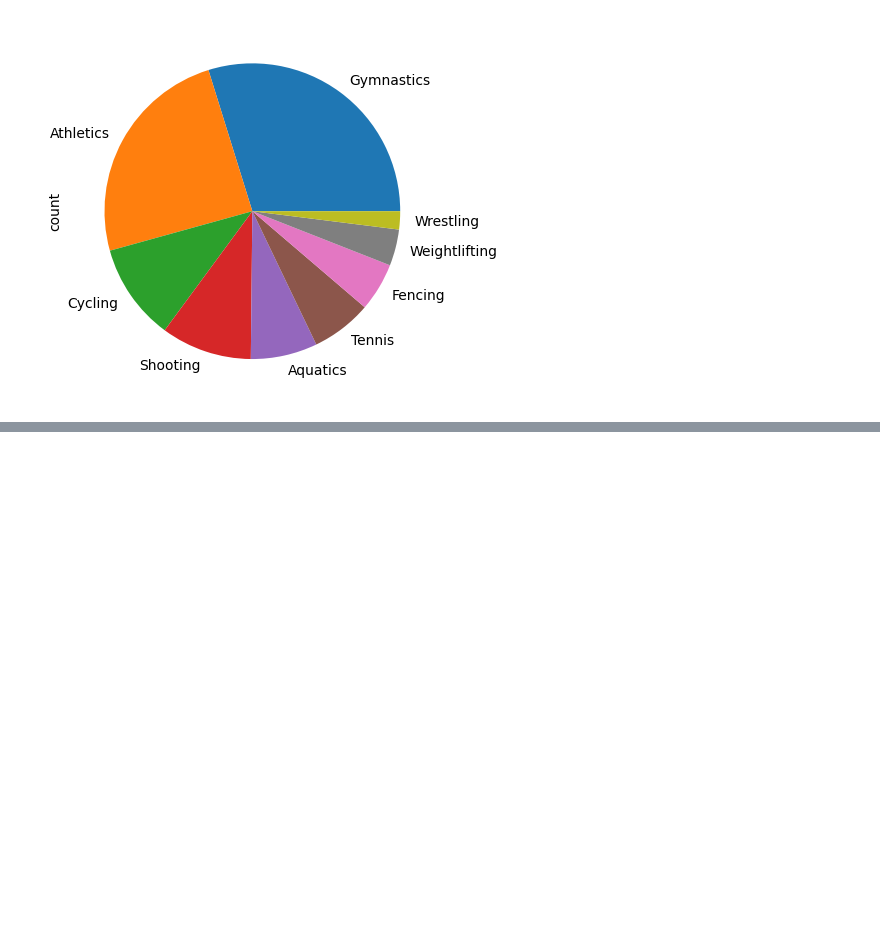
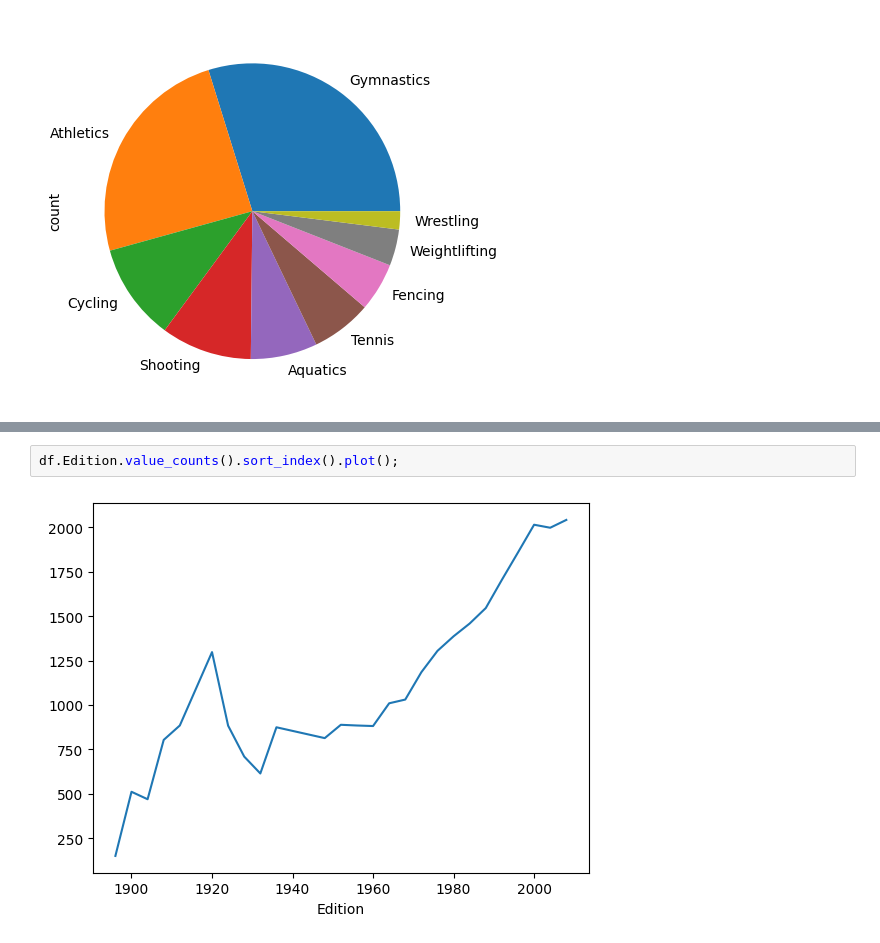
Before and after one commit to kipkosgeii/Olympics-Analysis, a Jupyter notebook: olympic.ipynb, the cells around one changed output, grey strips where cells are left out. Drawn from its saved outputs; the diff is of its cells as text; blank space fills up the shorter version.

```diff
--- a/olympic.ipynb
+++ b/olympic.ipynb
@@ -161,0 +195,4 @@ fo.Sport.value_counts().plot(kind='pie');
+# %%
+df.Edition.value_counts().sort_index().plot();
+# %% [output]
+[figure, added]
```
Also changed, not shown: parts of 5 cells of this notebook.
